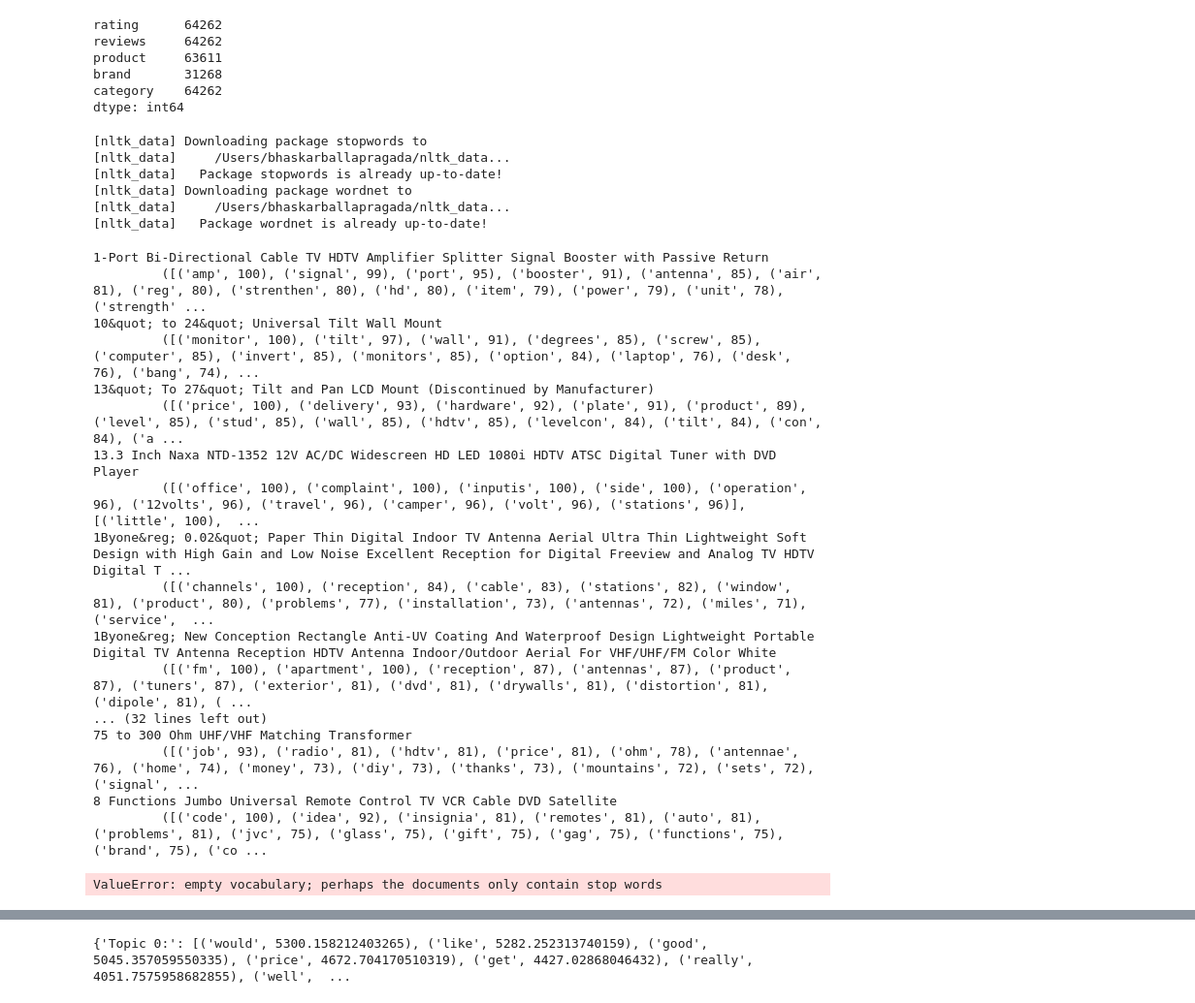
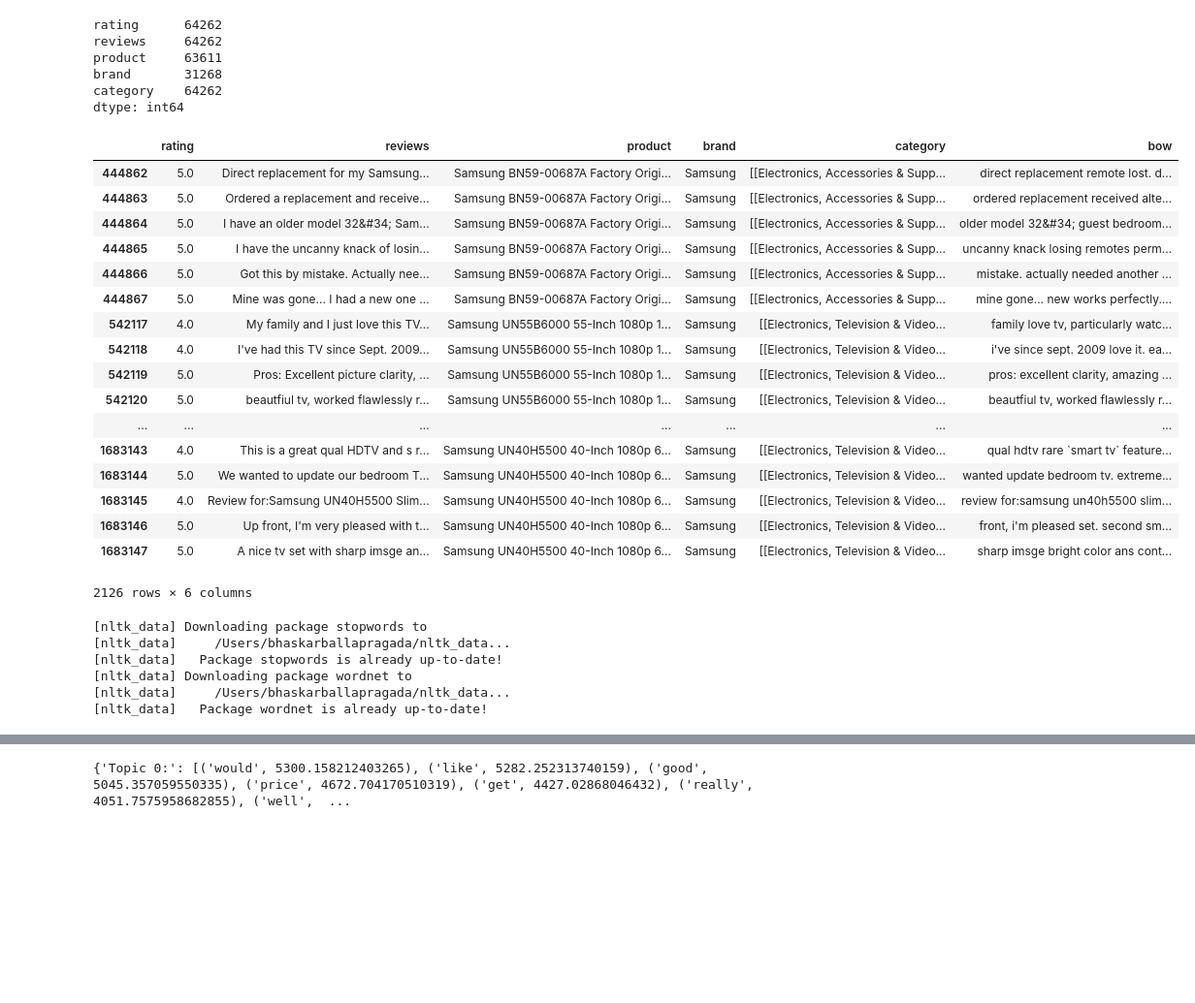
Before and after one commit to bsbhaskar/product_review_sentiments, a Jupyter notebook: ArchiveData.ipynb, the cells around one changed output, grey strips where cells are left out. Shown at 97% size. Cells and saved outputs as stored; diff of their text form; code cells hidden in the pictures; blank space fills up the shorter version.

```diff
--- a/ArchiveData.ipynb
+++ b/ArchiveData.ipynb
@@ -91,13 +91,34 @@ product     63611
 brand       31268
 category    64262
 dtype: int64
+# %%
+df_prod[df_prod['brand'] == 'Samsung']
+# %% [output]
+|  | rating | reviews | product | brand | category | bow |
+| 444862 | 5.0 | Direct replacement for my Samsung... | Samsung BN59-00687A Factory Origi... | Samsung | [[Electronics, Accessories & Supp... | direct replacement remote lost. d... |
+| 444863 | 5.0 | Ordered a replacement and receive... | Samsung BN59-00687A Factory Origi... | Samsung | [[Electronics, Accessories & Supp... | ordered replacement received alte... |
+| 444864 | 5.0 | I have an older model 32&#34; Sam... | Samsung BN59-00687A Factory Origi... | Samsung | [[Electronics, Accessories & Supp... | older model 32&#34; guest bedroom... |
+| 444865 | 5.0 | I have the uncanny knack of losin... | Samsung BN59-00687A Factory Origi... | Samsung | [[Electronics, Accessories & Supp... | uncanny knack losing remotes perm... |
+| 444866 | 5.0 | Got this by mistake. Actually nee... | Samsung BN59-00687A Factory Origi... | Samsung | [[Electronics, Accessories & Supp... | mistake. actually needed another ... |
+| 444867 | 5.0 | Mine was gone... I had a new one ... | Samsung BN59-00687A Factory Origi... | Samsung | [[Electronics, Accessories & Supp... | mine gone... new works perfectly.... |
+| 542117 | 4.0 | My family and I just love this TV... | Samsung UN55B6000 55-Inch 1080p 1... | Samsung | [[Electronics, Television & Video... | family love tv, particularly watc... |
+| 542118 | 4.0 | I've had this TV since Sept. 2009... | Samsung UN55B6000 55-Inch 1080p 1... | Samsung | [[Electronics, Television & Video... | i've since sept. 2009 love it. ea... |
+| 542119 | 5.0 | Pros: Excellent picture clarity, ... | Samsung UN55B6000 55-Inch 1080p 1... | Samsung | [[Electronics, Television & Video... | pros: excellent clarity, amazing ... |
+| 542120 | 5.0 | beautfiul tv, worked flawlessly r... | Samsung UN55B6000 55-Inch 1080p 1... | Samsung | [[Electronics, Television & Video... | beautfiul tv, worked flawlessly r... |
+| ... | ... | ... | ... | ... | ... | ... |
+| 1683143 | 4.0 | This is a great qual HDTV and s r... | Samsung UN40H5500 40-Inch 1080p 6... | Samsung | [[Electronics, Television & Video... | qual hdtv rare `smart tv` feature... |
+| 1683144 | 5.0 | We wanted to update our bedroom T... | Samsung UN40H5500 40-Inch 1080p 6... | Samsung | [[Electronics, Television & Video... | wanted update bedroom tv. extreme... |
+| 1683145 | 4.0 | Review for:Samsung UN40H5500 Slim... | Samsung UN40H5500 40-Inch 1080p 6... | Samsung | [[Electronics, Television & Video... | review for:samsung un40h5500 slim... |
+| 1683146 | 5.0 | Up front, I'm very pleased with t... | Samsung UN40H5500 40-Inch 1080p 6... | Samsung | [[Electronics, Television & Video... | front, i'm pleased set. second sm... |
+| 1683147 | 5.0 | A nice tv set with sharp imsge an... | Samsung UN40H5500 40-Inch 1080p 6... | Samsung | [[Electronics, Television & Video... | sharp imsge bright color ans cont... |
+2126 rows × 6 columns
 # %%
 from src.naive_review_analyzer import NaiveReviewAnalyzer
 nra = NaiveReviewAnalyzer()
 nra.create_bow(df_prod)
 
-for name, group in df_prod.groupby('product'):
-    print(name, '\n\t',nra.create_word_list(product=name, rating=[5.0]))
+# for name, group in df_prod.groupby('product'):
+#     print(name, '\n\t',nra.create_word_list(product=name, rating=[5.0]))
 # %% [output]
 [nltk_data] Downloading package stopwords to
 [nltk_data]     /Users/bhaskarballapragada/nltk_data...
@@ -105,21 +126,3 @@ for name, group in df_prod.groupby('product'):
 [nltk_data] Downloading package wordnet to
 [nltk_data]     /Users/bhaskarballapragada/nltk_data...
 [nltk_data]   Package wordnet is already up-to-date!
-1-Port Bi-Directional Cable TV HDTV Amplifier Splitter Signal Booster with Passive Return
-         ([('amp', 100), ('signal', 99), ('port', 95), ('booster', 91), ('antenna', 85), ('air', 81), ('reg', 80), ('strenthen', 80), ('hd', 80), ('item', 79), ('power', 79), ('unit', 78), ('strength' ...
-10&quot; to 24&quot; Universal Tilt Wall Mount
-         ([('monitor', 100), ('tilt', 97), ('wall', 91), ('degrees', 85), ('screw', 85), ('computer', 85), ('invert', 85), ('monitors', 85), ('option', 84), ('laptop', 76), ('desk', 76), ('bang', 74), ...
-13&quot; To 27&quot; Tilt and Pan LCD Mount (Discontinued by Manufacturer)
-         ([('price', 100), ('delivery', 93), ('hardware', 92), ('plate', 91), ('product', 89), ('level', 85), ('stud', 85), ('wall', 85), ('hdtv', 85), ('levelcon', 84), ('tilt', 84), ('con', 84), ('a ...
-13.3 Inch Naxa NTD-1352 12V AC/DC Widescreen HD LED 1080i HDTV ATSC Digital Tuner with DVD Player
-         ([('office', 100), ('complaint', 100), ('inputis', 100), ('side', 100), ('operation', 96), ('12volts', 96), ('travel', 96), ('camper', 96), ('volt', 96), ('stations', 96)], [('little', 100),  ...
-1Byone&reg; 0.02&quot; Paper Thin Digital Indoor TV Antenna Aerial Ultra Thin Lightweight Soft Design with High Gain and Low Noise Excellent Reception for Digital Freeview and Analog TV HDTV Digital T ...
-         ([('channels', 100), ('reception', 84), ('cable', 83), ('stations', 82), ('window', 81), ('product', 80), ('problems', 77), ('installation', 73), ('antennas', 72), ('miles', 71), ('service',  ...
-1Byone&reg; New Conception Rectangle Anti-UV Coating And Waterproof Design Lightweight Portable Digital TV Antenna Reception HDTV Antenna Indoor/Outdoor Aerial For VHF/UHF/FM Color White
-         ([('fm', 100), ('apartment', 100), ('reception', 87), ('antennas', 87), ('product', 87), ('tuners', 87), ('exterior', 81), ('dvd', 81), ('drywalls', 81), ('distortion', 81), ('dipole', 81), ( ...
-... (32 lines left out)
-75 to 300 Ohm UHF/VHF Matching Transformer
-         ([('job', 93), ('radio', 81), ('hdtv', 81), ('price', 81), ('ohm', 78), ('antennae', 76), ('home', 74), ('money', 73), ('diy', 73), ('thanks', 73), ('mountains', 72), ('sets', 72), ('signal', ...
-8 Functions Jumbo Universal Remote Control TV VCR Cable DVD Satellite
-         ([('code', 100), ('idea', 92), ('insignia', 81), ('remotes', 81), ('auto', 81), ('problems', 81), ('jvc', 75), ('glass', 75), ('gift', 75), ('gag', 75), ('functions', 75), ('brand', 75), ('co ...
-ValueError: empty vocabulary; perhaps the documents only contain stop words
```
Also changed, not shown: parts of 5 cells of this notebook, 4 other files.
